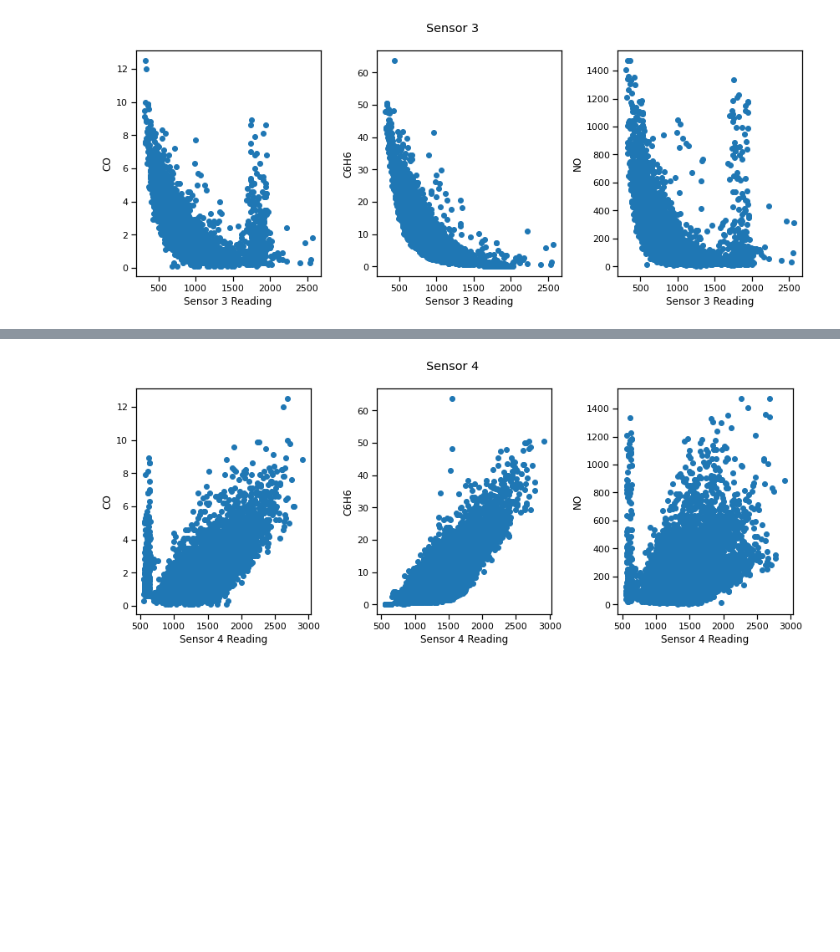
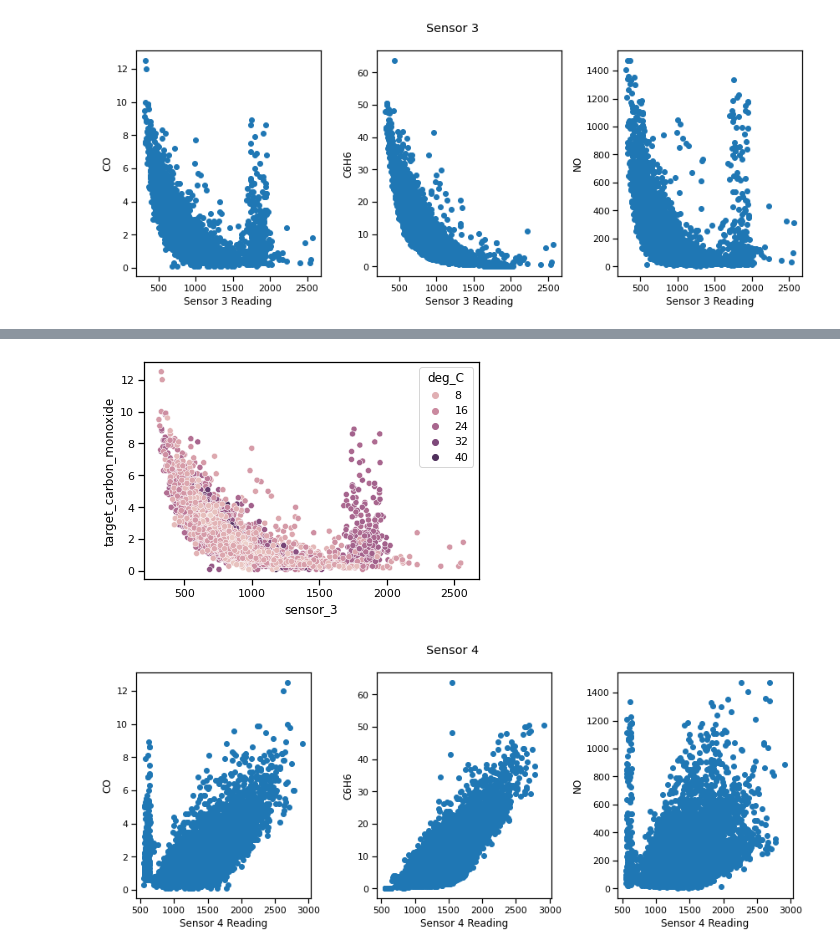
Before and after one commit to Yongliang-Shi/predicting-air-pollution, a Jupyter notebook: MVP.ipynb, the cells around one changed output, grey strips where cells are left out. Saved outputs shown, nothing was run; the diff lists cells and outputs as text; code cells hidden in the pictures; blank space fills up the shorter version.

```diff
--- a/MVP.ipynb
+++ b/MVP.ipynb
@@ -253,3 +281,8 @@ plt.show()
+# %%
+sns.scatterplot(x='sensor_3', y='target_carbon_monoxide', data=df, hue='deg_C')
+plt.show()
+# %% [output]
+[figure, added]
 # %%
 plt.figure(figsize=(12,5))
 plt.suptitle('Sensor 4')
```
Also changed, not shown: parts of 12 cells of this notebook.
